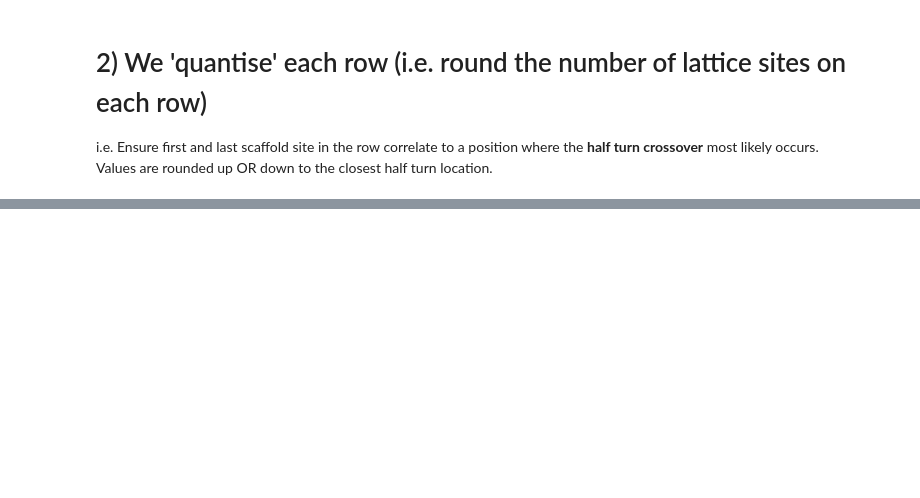
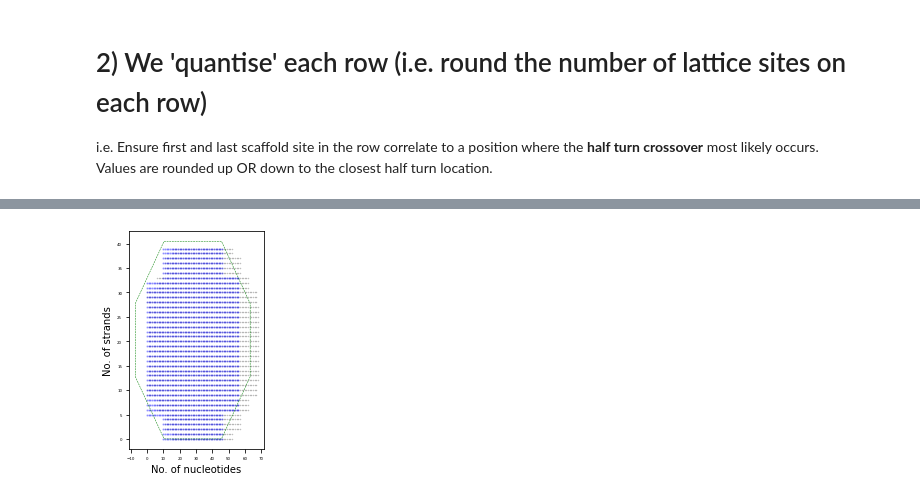
Before and after one commit to shanilpanara/origamiUROP, a Jupyter notebook: protocols/lattice-route/steps_of_Lattice.ipynb, the cells around one changed output, grey strips where cells are left out. Saved outputs shown, nothing was run; the diff lists cells and outputs as text; code cells hidden in the pictures; blank space fills up the shorter version.

```diff
--- a/protocols/lattice-route/steps_of_Lattice.ipynb
+++ b/protocols/lattice-route/steps_of_Lattice.ipynb
@@ -129,3 +149,6 @@ Hence, we seek to connect the right side of row 0 to row 1, which we do by:
 # %%
 # Run the above rules on the current lattice:
-lattice.connected_array = lattice.connect_rows(lattice.quantised_array, start_side="left")
+lattice.connected_array = lattice.connect_rows(lattice.quantised_array, half_turn_locations = poss_cross, bp_per_turn = 10.45, start_side="left",)
+lattice.plot([lattice.quantised_array,lattice.connected_array])
+# %% [output]
+[figure, added]
```
Also changed, not shown: parts of 7 cells of this notebook, 2 other files.
